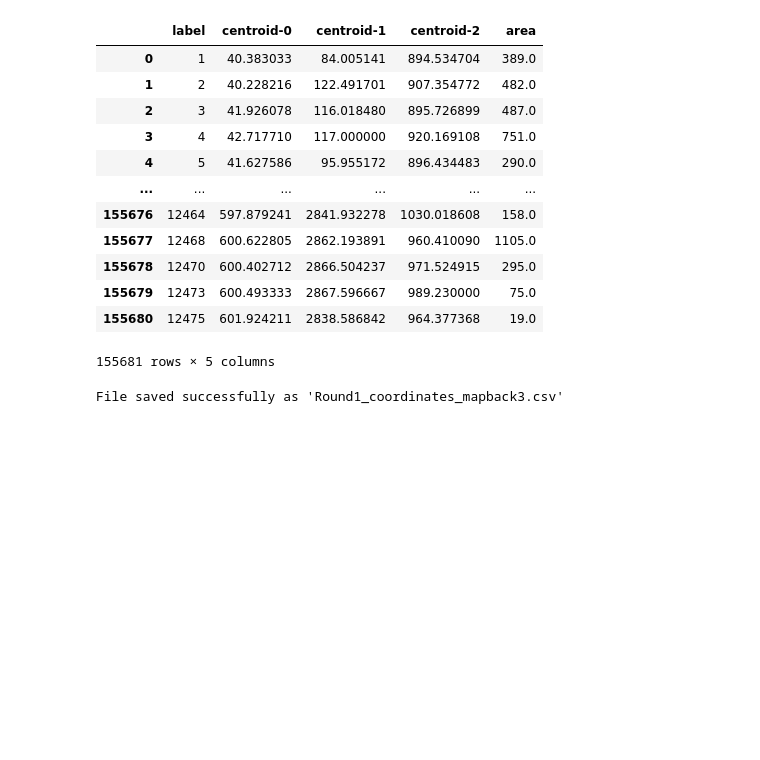
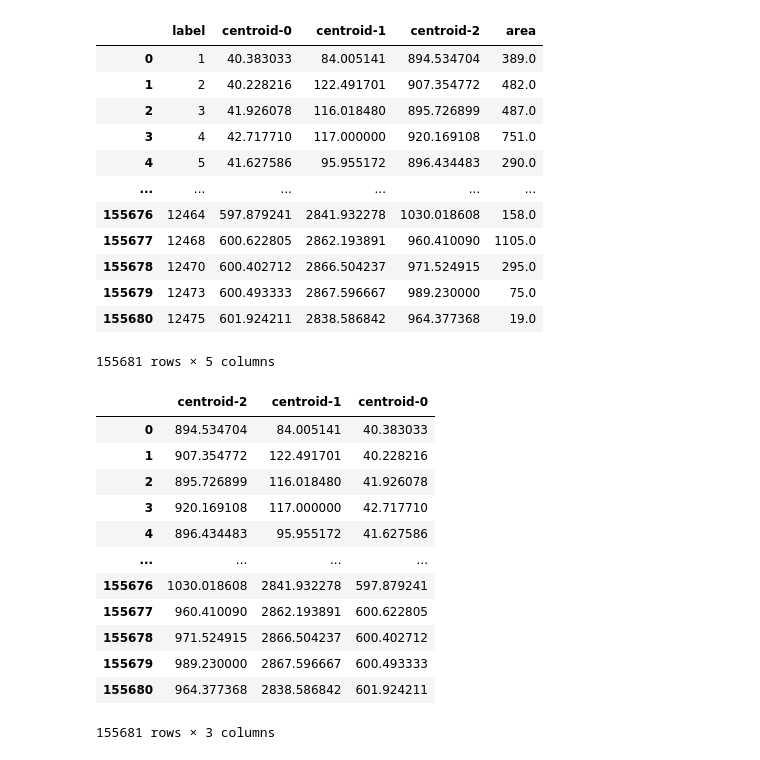
Before and after one commit to xiwang3236/Image_processing_tools, a Jupyter notebook: Stitch_3d_execute.ipynb, the cells around one changed output. Saved outputs shown, nothing was run; the diff lists cells and outputs as text; code cells hidden in the pictures; blank space fills up the shorter version.

```diff
--- a/Stitch_3d_execute.ipynb
+++ b/Stitch_3d_execute.ipynb
@@ -341,7 +305,21 @@ all_points
 155681 rows × 5 columns
 # %%
 # Save the concatenated data to a CSV file
-all_points.to_csv('output/patch/Round1_coordinates_mapback3.csv', index=True)
-print("File saved successfully as 'Round1_coordinates_mapback3.csv'")
+all_points.to_csv('output/patch/Round1_coordinates_mapback_0112.csv', index=True)
+print("File saved successfully as ")
-# %% [output]
-File saved successfully as 'Round1_coordinates_mapback3.csv'
+# %%
+sub_df = all_points[['centroid-2', 'centroid-1', 'centroid-0']]
+# %% [output]
+|  | centroid-2 | centroid-1 | centroid-0 |
+| 0 | 894.534704 | 84.005141 | 40.383033 |
+| 1 | 907.354772 | 122.491701 | 40.228216 |
+| 2 | 895.726899 | 116.018480 | 41.926078 |
+| 3 | 920.169108 | 117.000000 | 42.717710 |
+| 4 | 896.434483 | 95.955172 | 41.627586 |
+| ... | ... | ... | ... |
+| 155676 | 1030.018608 | 2841.932278 | 597.879241 |
+| 155677 | 960.410090 | 2862.193891 | 600.622805 |
+| 155678 | 971.524915 | 2866.504237 | 600.402712 |
+| 155679 | 989.230000 | 2867.596667 | 600.493333 |
+| 155680 | 964.377368 | 2838.586842 | 601.924211 |
+155681 rows × 3 columns
```
Also changed, not shown: parts of 8 cells of this notebook, 2 other files.
